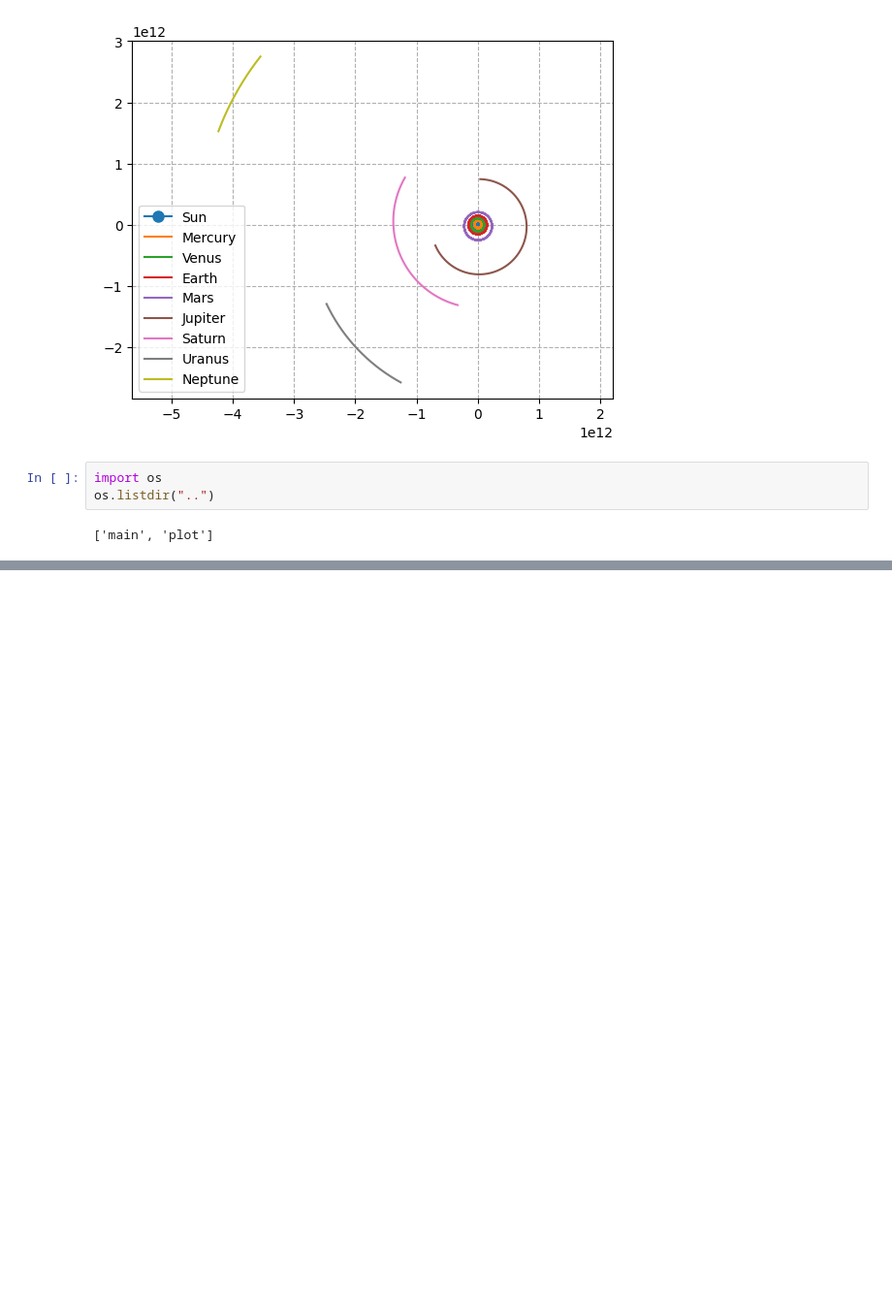
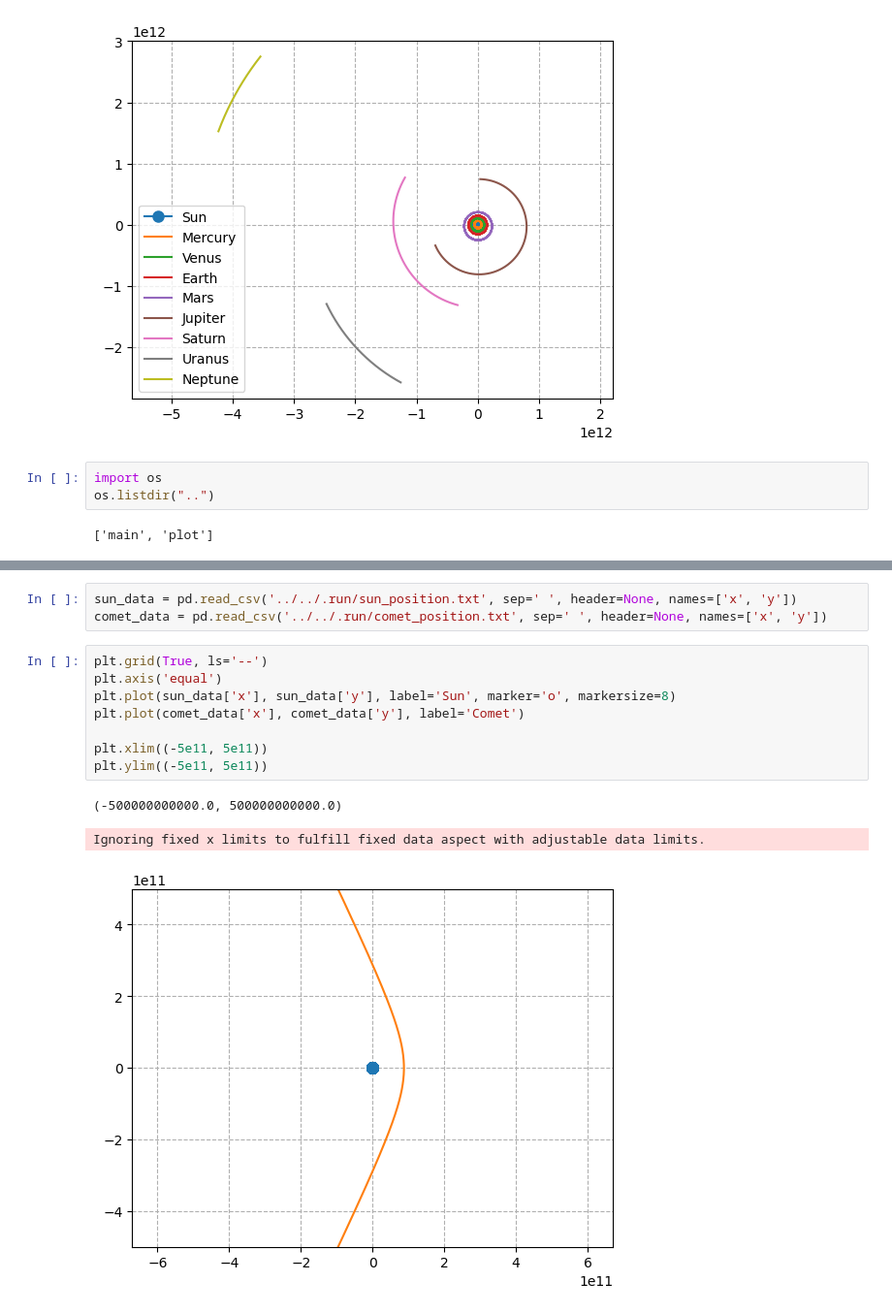
Before and after one commit to YallonArs/SolarSystemSimulation-backend, a Jupyter notebook: examples/plot/main.ipynb, the cells around one changed output, grey strips where cells are left out. Shown: that part at 97% size. Saved outputs shown, nothing was run; the diff lists cells and outputs as text; blank space fills up the shorter version.

```diff
--- a/examples/plot/main.ipynb
+++ b/examples/plot/main.ipynb
@@ -84,0 +94,15 @@ Ignoring fixed y limits to fulfill fixed data aspect with adjustable data limits
+# %%
+sun_data = pd.read_csv('../../.run/sun_position.txt', sep=' ', header=None, names=['x', 'y'])
+comet_data = pd.read_csv('../../.run/comet_position.txt', sep=' ', header=None, names=['x', 'y'])
+# %%
+plt.grid(True, ls='--')
+plt.axis('equal')
+plt.plot(sun_data['x'], sun_data['y'], label='Sun', marker='o', markersize=8)
+plt.plot(comet_data['x'], comet_data['y'], label='Comet')
+
+plt.xlim((-5e11, 5e11))
+plt.ylim((-5e11, 5e11))
+# %% [output]
+(-500000000000.0, 500000000000.0)
+Ignoring fixed x limits to fulfill fixed data aspect with adjustable data limits.
+[figure, added]
```
Also changed, not shown: parts of 2 cells of this notebook, 12 other files.
